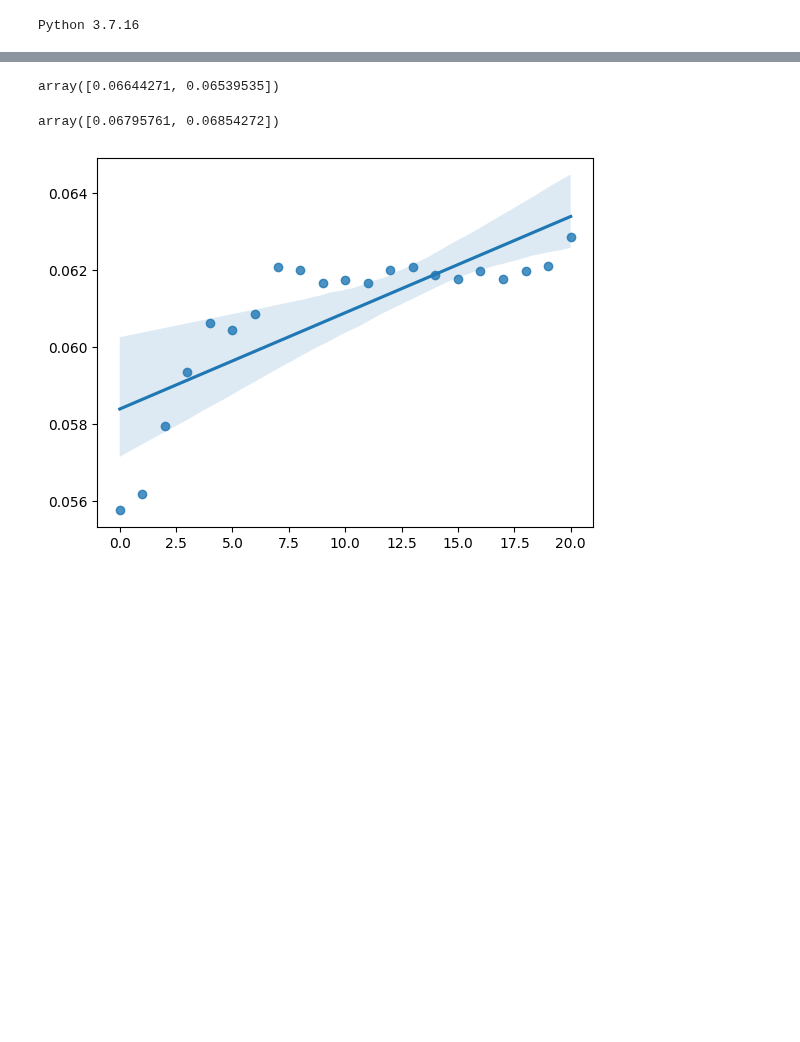
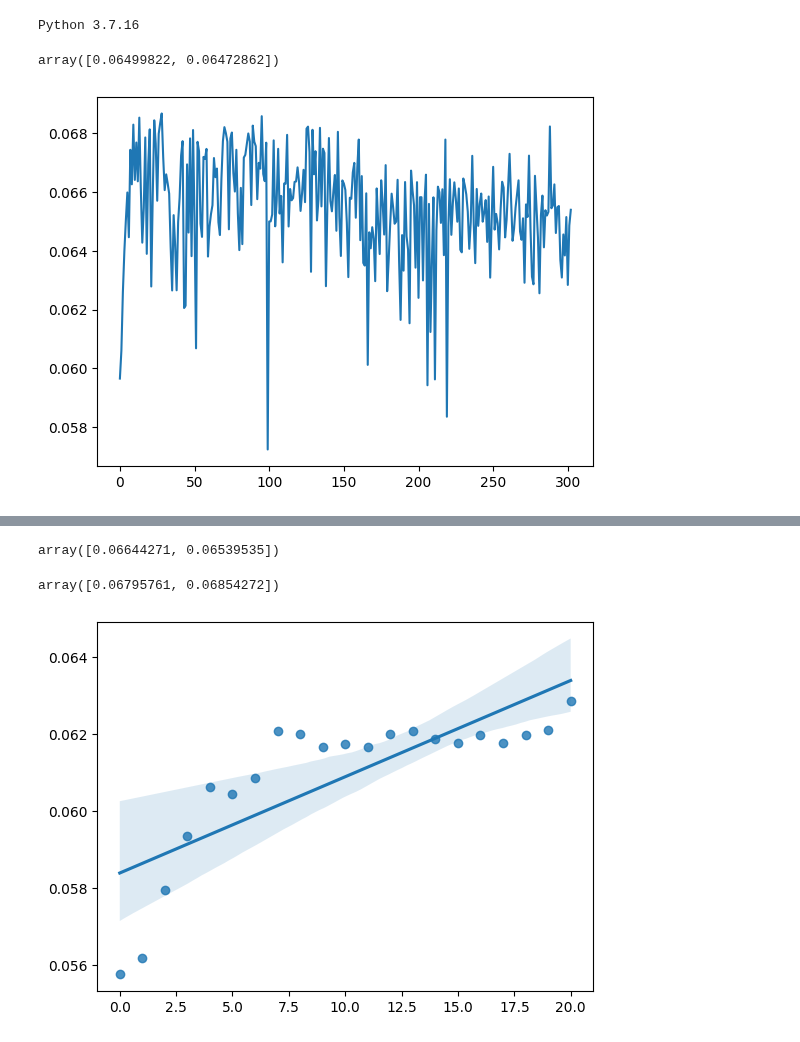
Before and after one commit to i4ata/BScProject, a Jupyter notebook: ppo_negotiation_simplified/PPO_negotiation_tryouts.ipynb, the cells around one changed output, grey strips where cells are left out. Drawn from its saved outputs; the diff is of its cells as text; code cells hidden in the pictures; blank space fills up the shorter version.

```diff
--- a/ppo_negotiation_simplified/PPO_negotiation_tryouts.ipynb
+++ b/ppo_negotiation_simplified/PPO_negotiation_tryouts.ipynb
@@ -19,0 +20,4 @@ c, d = helpers.train_with_comm(agents, envs)
+# %%
+helpers.eval_agents_det(agents_with_negotiation, envs[0])
+# %% [output]
+array([0.06499822, 0.06472862])
@@ -19,0 +28,8 @@ c, d = helpers.train_with_comm(agents, envs)
+# %%
+#cc = np.concatenate((cc, c_x))
+dd = np.concatenate((dd, d_x))
+# %%
+sns.lineplot(x = np.arange(len(dd)), y = dd[:, 0])
+plt.show()
+# %% [output]
+[figure, added]
```
Also changed, not shown: parts of 13 cells of this notebook, 22 other files.
